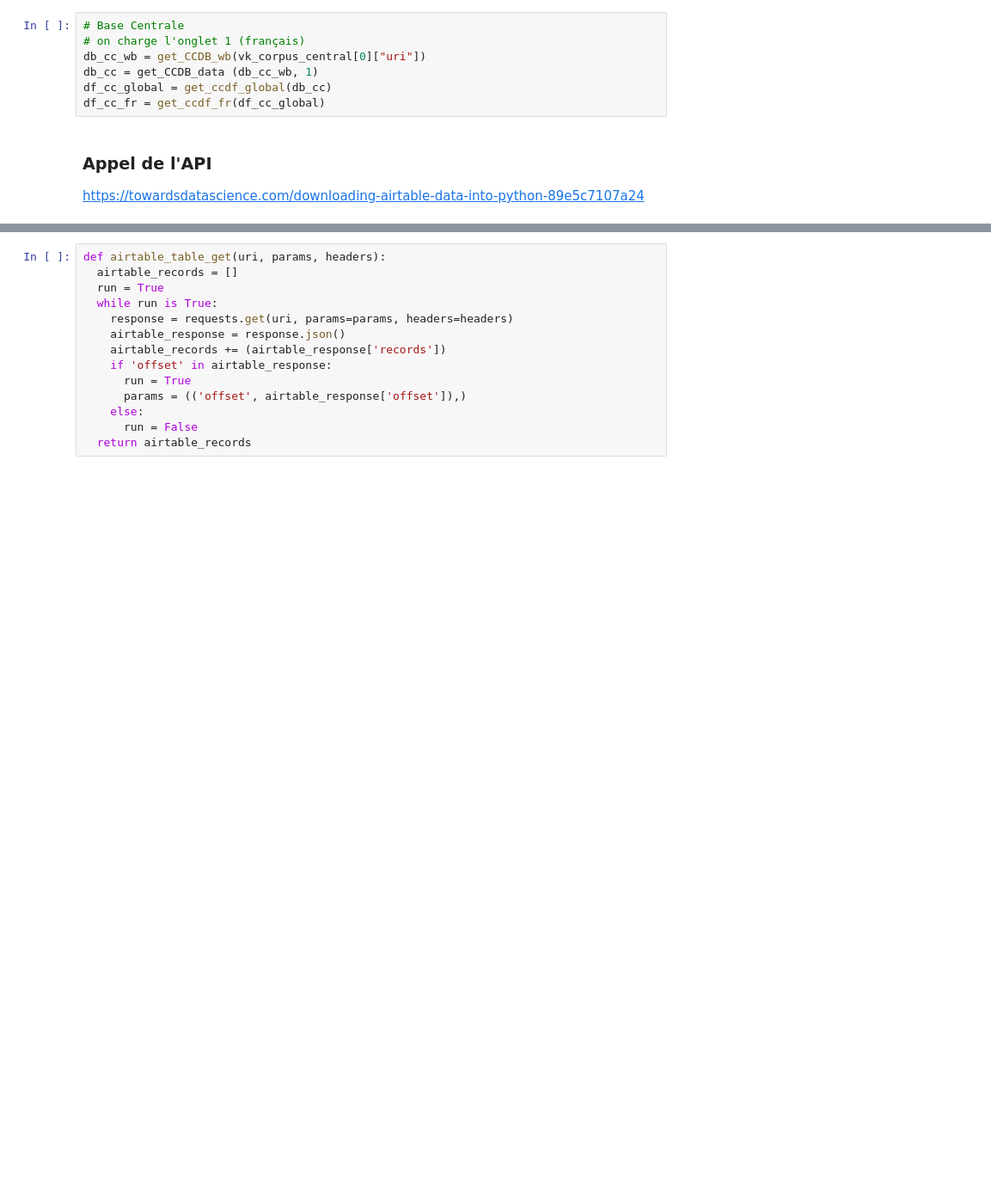
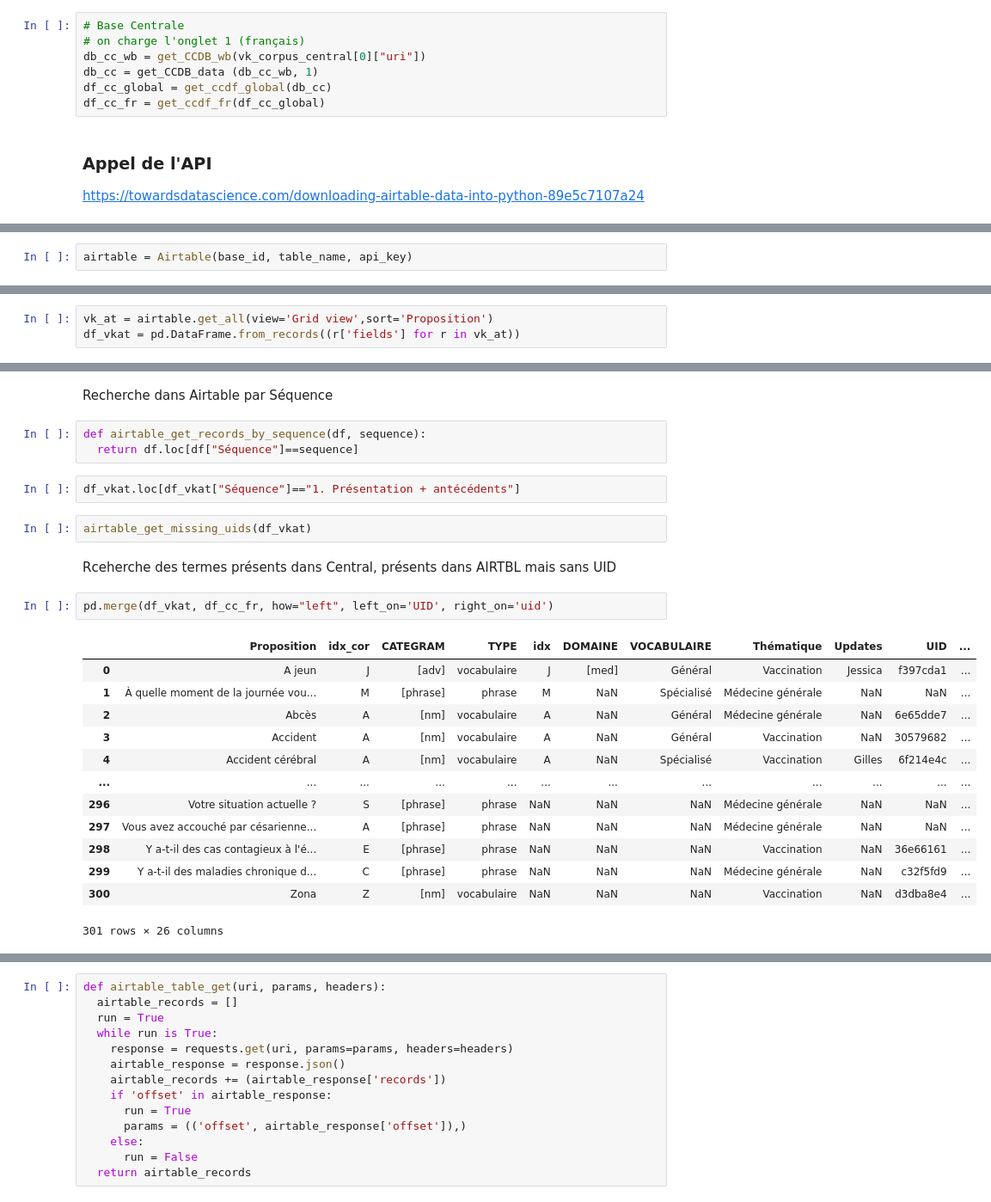
Before and after one commit to gretiere545/corpus, a Jupyter notebook: CorpusPipeAirtable_v1_0.ipynb, the cells around one changed output, grey strips where cells are left out. Shown at 86% size. Drawn from its saved outputs; the diff is of its cells as text; blank space fills up the shorter version.

```diff
--- a/CorpusPipeAirtable_v1_0.ipynb
+++ b/CorpusPipeAirtable_v1_0.ipynb
@@ -114,0 +119,2 @@ base_id = "appawT3gg7cJhPYv0" # Base Nouvelle HV
+# %%
+airtable = Airtable(base_id, table_name, api_key)
@@ -114,0 +127,3 @@ base_id = "appawT3gg7cJhPYv0" # Base Nouvelle HV
+# %%
+vk_at = airtable.get_all(view='Grid view',sort='Proposition')
+df_vkat = pd.DataFrame.from_records((r['fields'] for r in vk_at))
@@ -114,0 +135,27 @@ base_id = "appawT3gg7cJhPYv0" # Base Nouvelle HV
+# %% [markdown]
+Recherche dans Airtable par Séquence
+# %%
+def airtable_get_records_by_sequence(df, sequence):
+  return df.loc[df["Séquence"]==sequence]
+# %%
+df_vkat.loc[df_vkat["Séquence"]=="1. Présentation + antécédents"]
+# %%
+airtable_get_missing_uids(df_vkat)
+# %% [markdown]
+Rceherche des termes présents dans Central, présents dans AIRTBL mais sans UID
+# %%
+pd.merge(df_vkat, df_cc_fr, how="left", left_on='UID', right_on='uid')
+# %% [output]
+|  | Proposition | idx_cor | CATEGRAM | TYPE | idx | DOMAINE | VOCABULAIRE | Thématique | Updates | UID | ... |
+| 0 | A jeun | J | [adv] | vocabulaire | J | [med] | Général | Vaccination | Jessica | f397cda1 | ... |
+| 1 | À quelle moment de la journée vou... | M | [phrase] | phrase | M | NaN | Spécialisé | Médecine générale | NaN | NaN | ... |
+| 2 | Abcès | A | [nm] | vocabulaire | A | NaN | Général | Médecine générale | NaN | 6e65dde7 | ... |
+| 3 | Accident | A | [nm] | vocabulaire | A | NaN | Général | Vaccination | NaN | 30579682 | ... |
+| 4 | Accident cérébral | A | [nm] | vocabulaire | A | NaN | Spécialisé | Vaccination | Gilles | 6f214e4c | ... |
+| ... | ... | ... | ... | ... | ... | ... | ... | ... | ... | ... | ... |
+| 296 | Votre situation actuelle ? | S | [phrase] | phrase | NaN | NaN | NaN | Médecine générale | NaN | NaN | ... |
+| 297 | Vous avez accouché par césarienne... | A | [phrase] | phrase | NaN | NaN | NaN | Médecine générale | NaN | NaN | ... |
+| 298 | Y a-t-il des cas contagieux à l'é... | E | [phrase] | phrase | NaN | NaN | NaN | Vaccination | NaN | 36e66161 | ... |
+| 299 | Y a-t-il des maladies chronique d... | C | [phrase] | phrase | NaN | NaN | NaN | Médecine générale | NaN | c32f5fd9 | ... |
+| 300 | Zona | Z | [nm] | vocabulaire | NaN | NaN | NaN | Vaccination | NaN | d3dba8e4 | ... |
+301 rows × 26 columns
```
Also changed, not shown: parts of 19 cells of this notebook.
